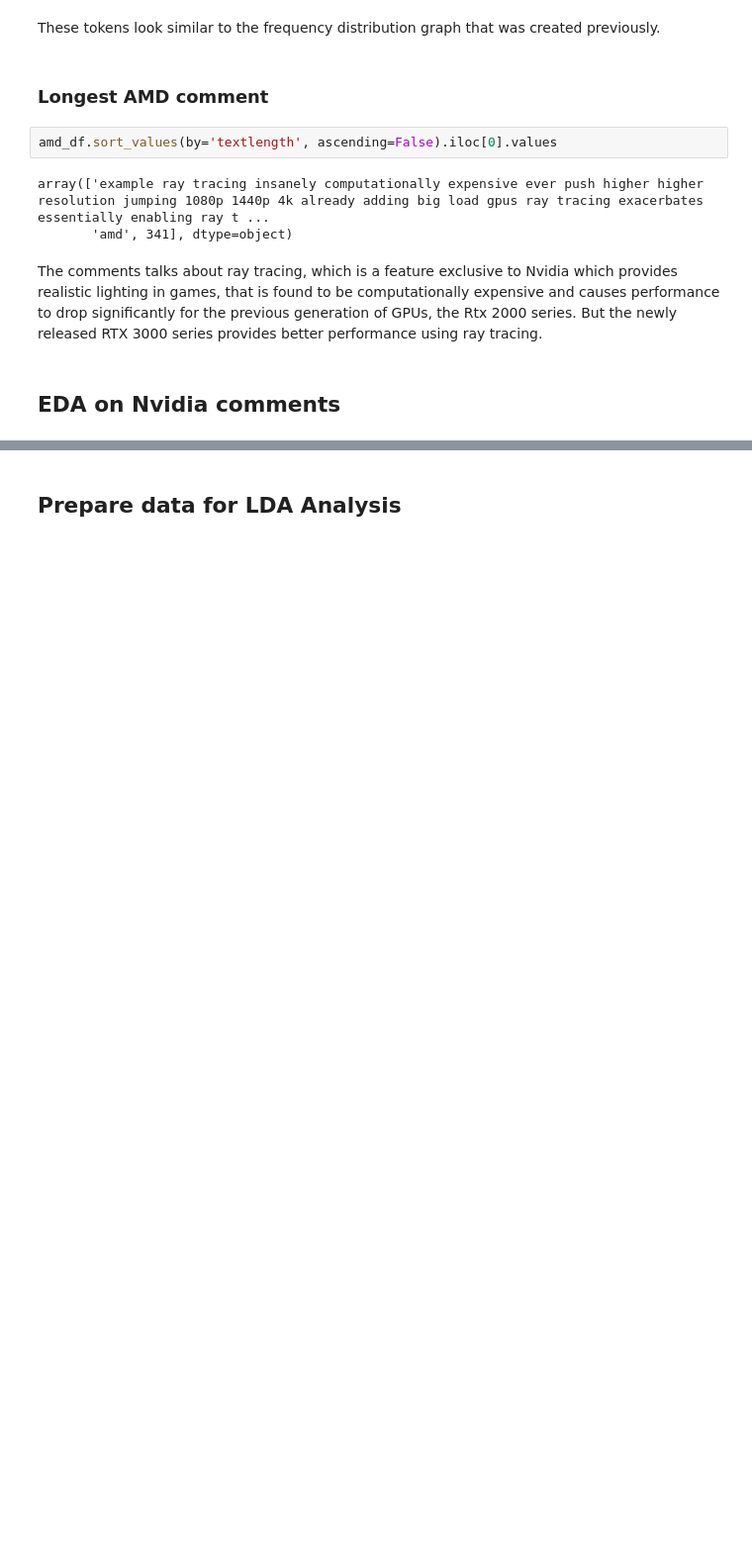
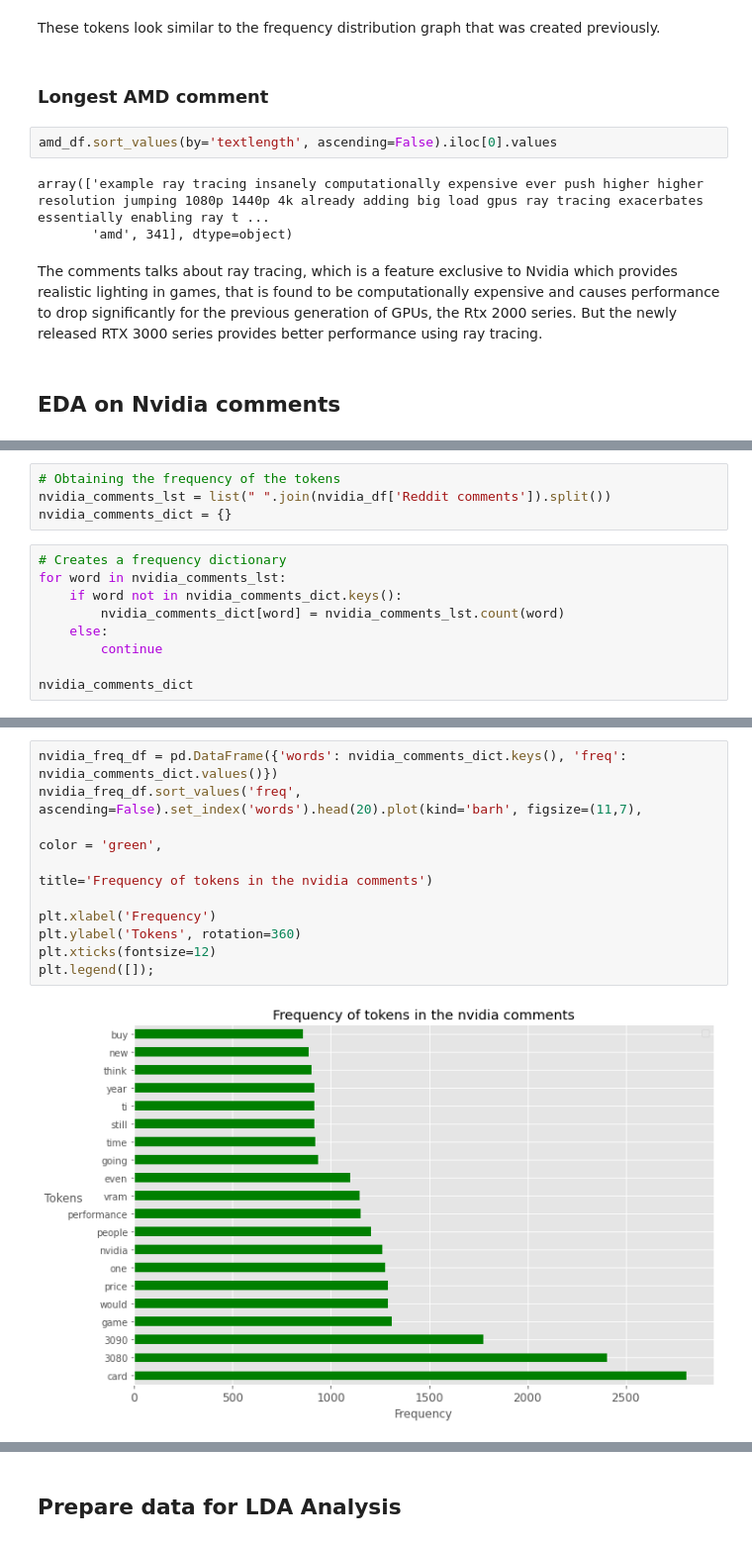
Before and after one commit to kumereshN/dsiprojects, a Jupyter notebook: capstone/01_Capstone_Data_Extraction_Reddit.ipynb, the cells around one changed output, grey strips where cells are left out. Shown at 99% size. Cells and saved outputs as stored; diff of their text form; blank space fills up the shorter version.

```diff
--- a/capstone/01_Capstone_Data_Extraction_Reddit.ipynb
+++ b/capstone/01_Capstone_Data_Extraction_Reddit.ipynb
@@ -608,0 +687,13 @@ Based on the word cloud, it seems that consumers are mostly satisfied with their
+# %%
+# Obtaining the frequency of the tokens
+nvidia_comments_lst = list(" ".join(nvidia_df['Reddit comments']).split())
+nvidia_comments_dict = {}
+# %%
+# Creates a frequency dictionary
+for word in nvidia_comments_lst:
+    if word not in nvidia_comments_dict.keys():
+        nvidia_comments_dict[word] = nvidia_comments_lst.count(word)
+    else:
+        continue
+
+nvidia_comments_dict
@@ -608,0 +718,12 @@ Based on the word cloud, it seems that consumers are mostly satisfied with their
+# %%
+nvidia_freq_df = pd.DataFrame({'words': nvidia_comments_dict.keys(), 'freq': nvidia_comments_dict.values()})
+nvidia_freq_df.sort_values('freq', ascending=False).set_index('words').head(20).plot(kind='barh', figsize=(11,7),
+                                                                                          color = 'green',
+                                                                                          title='Frequency of tokens in the nvidia comments')
+
+plt.xlabel('Frequency')
+plt.ylabel('Tokens', rotation=360)
+plt.xticks(fontsize=12)
+plt.legend([]);
+# %% [output]
+[figure, added]
```
Also changed, not shown: parts of 32 cells of this notebook.
